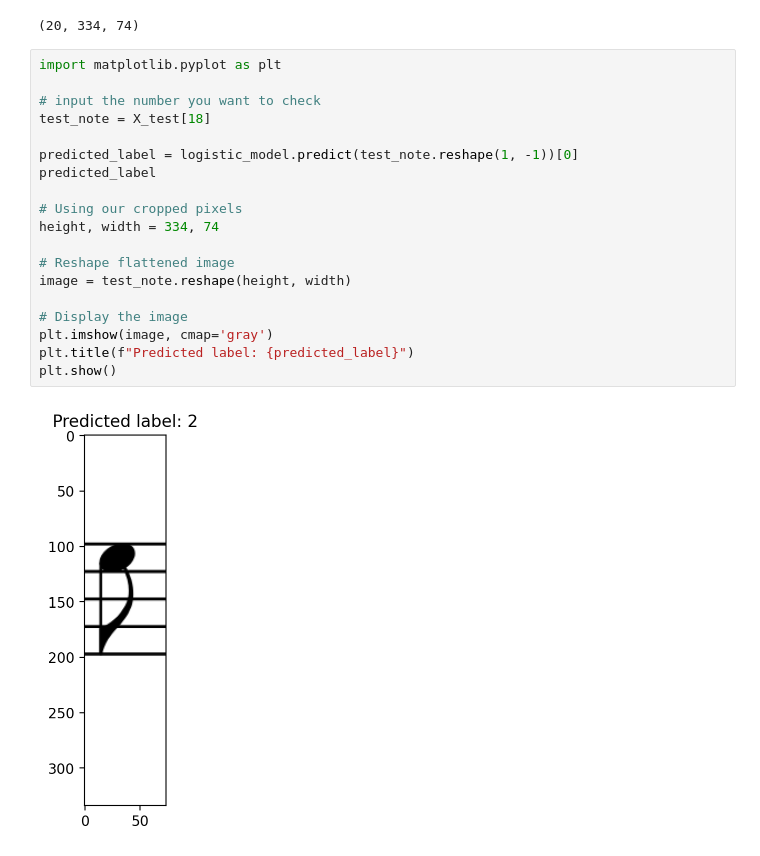
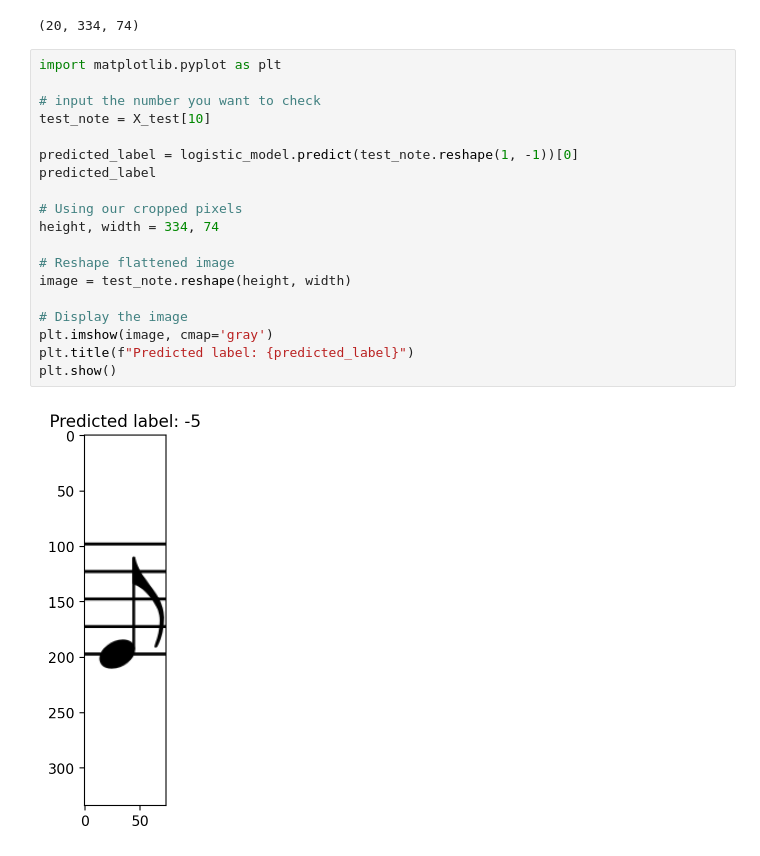
Before and after one commit to urtrapped247/consonance, a Jupyter notebook: Notebooks/pipeline.ipynb, the cells around one changed output. Saved outputs shown, nothing was run; the diff lists cells and outputs as text.

```diff
--- a/Notebooks/pipeline.ipynb
+++ b/Notebooks/pipeline.ipynb
@@ -438,21 +438,21 @@ X_test.shape
 # %%
 import matplotlib.pyplot as plt
 
 # input the number you want to check
-test_note = X_test[18]
+test_note = X_test[10]
 
 predicted_label = logistic_model.predict(test_note.reshape(1, -1))[0]
 predicted_label
 
 # Using our cropped pixels
 height, width = 334, 74
 
 # Reshape flattened image
 image = test_note.reshape(height, width)
 
 # Display the image
 plt.imshow(image, cmap='gray')
 plt.title(f"Predicted label: {predicted_label}")
 plt.show()
 # %% [output]
-[figure, old version]
+[figure, new version]
```
Also changed, not shown: 1 other file.
